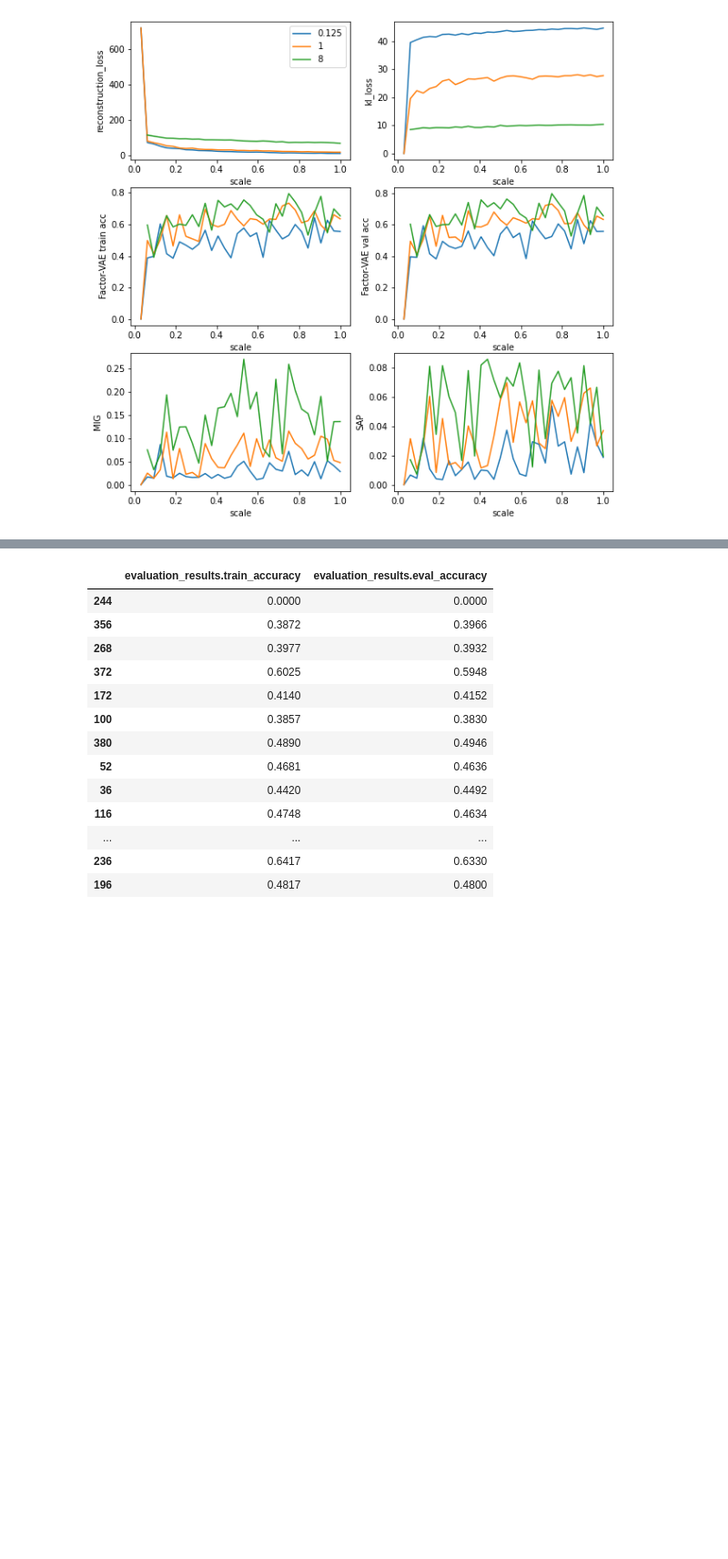
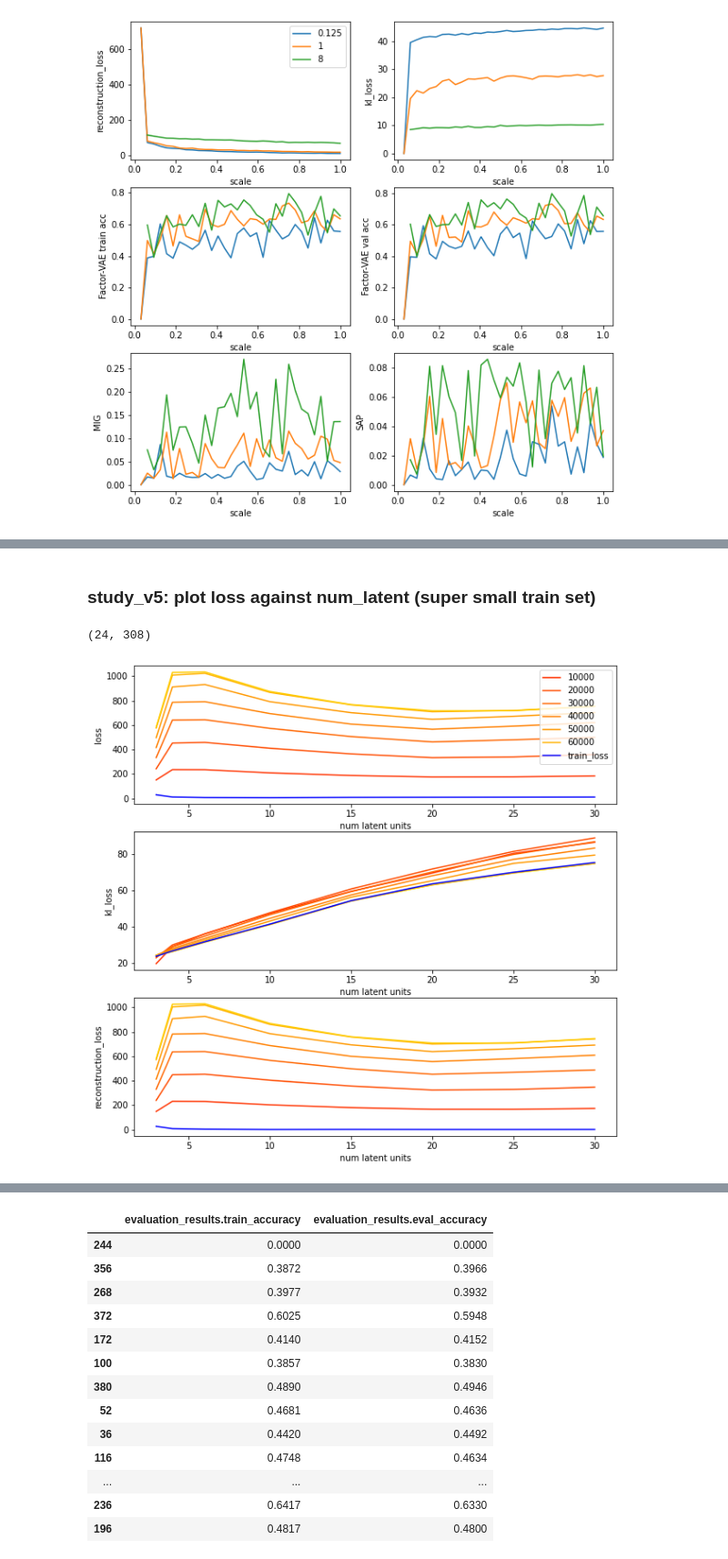
Before and after one commit to jasonmhwu/disentanglement_lib, a Jupyter notebook: notebooks/parse_results.ipynb, the cells around one changed output, grey strips where cells are left out. Shown at 91% size. Saved outputs shown, nothing was run; the diff lists cells and outputs as text; code cells hidden in the pictures; blank space fills up the shorter version.

```diff
--- a/notebooks/parse_results.ipynb
+++ b/notebooks/parse_results.ipynb
@@ -115,0 +164,46 @@ plot_metric_against_scale(df, column_names, map_column_names_to_ylabels, beta_va
+# %% [markdown]
+### study_v5: plot loss against num_latent (super small train set)
+# %%
+df = pd.read_json("/home/mwu34/disentanglement_lib/results_v5.json")
+print(df.shape)
+# %% [output]
+(24, 308)
+# %%
+def plot_loss_against_num_latent(df, column_names, beta_value):
+    """for each column in column_names, create a subfigure against scale"""
+    fig, axs = plt.subplots(len(column_names), 1, figsize=(10, 10))
+    latent_units = sorted(df['valid_final_config.encoder.num_latent'].unique())
+    timesteps = [str(elm) for elm in range(10000, 60001, 10000)] + ['_final']
+    cmap_gradient = [cm.autumn(int(256 * color)) for color in np.linspace(0.2, 0.8, len(timesteps))]
+    for subplot_idx, col in enumerate(column_names):
+        ax = axs[subplot_idx]
+        for c_idx, t in enumerate(timesteps):
+            losses = [
+                df[
+                    (df['valid_final_config.vae.beta'] == beta_value)
+                    & (df['valid_final_config.encoder.num_latent'] == latent)
+                ][f"valid{t}_results.{col}"]
+                for latent in latent_units
+            ]
+            ax.plot(latent_units, losses, c=cmap_gradient[c_idx])
+        # plot training loss
+        train_losses = [
+            df[
+                (df['valid_final_config.vae.beta'] == beta_value)
+                & (df['valid_final_config.encoder.num_latent'] == latent)
+            ][f"train_final_results.{col}"]
+            for latent in latent_units
+        ]
+        ax.plot(latent_units, train_losses, c='blue')
+        ax.set_ylabel(col)
+        ax.set_xlabel('num latent units')
+    axs[0].legend(timesteps + ['train_loss'])
+# %%
+# super low kl_loss at scale = 1/32
+# weird kl_loss increase at scale = 2/32
+# not plotting scale = 1/32 cuz so different from other values
+
+column_names = ['loss', 'kl_loss', 'reconstruction_loss']
+plot_loss_against_num_latent(df, column_names, beta_value=0.125)
+# %% [output]
+[figure, added]
```
Also changed, not shown: parts of 33 cells of this notebook, 6 other files.
